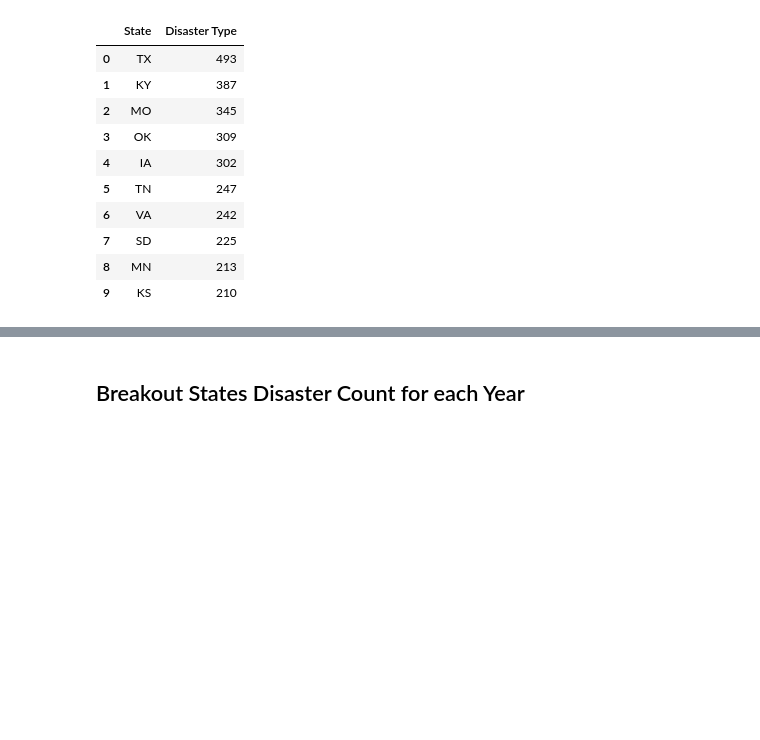
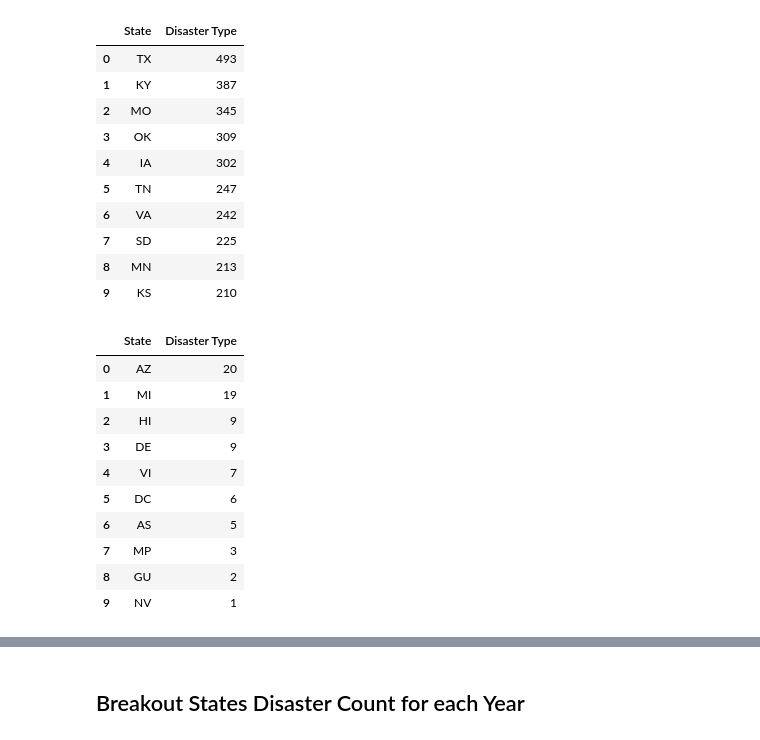
Before and after one commit to lrana-227/Housing_Project, a Jupyter notebook: summya editing folder/Disaster_visualizations.ipynb, the cells around one changed output, grey strips where cells are left out. Cells and saved outputs as stored; diff of their text form; code cells hidden in the pictures; blank space fills up the shorter version.

```diff
--- a/summya editing folder/Disaster_visualizations.ipynb
+++ b/summya editing folder/Disaster_visualizations.ipynb
@@ -49,4 +53,23 @@ top_ten
 | 7 | SD | 225 |
 | 8 | MN | 213 |
 | 9 | KS | 210 |
+# %%
+#which states have the least nastural disasters over the period we are analysing ?
+
+bottom_ten = ranked_disasters.tail(10)
+bottom_ten = bottom_ten.reset_index()
+bottom_ten = bottom_ten[["State", "Disaster Type"]]
+bottom_ten
+# %% [output]
+|  | State | Disaster Type |
+| 0 | AZ | 20 |
+| 1 | MI | 19 |
+| 2 | HI | 9 |
+| 3 | DE | 9 |
+| 4 | VI | 7 |
+| 5 | DC | 6 |
+| 6 | AS | 5 |
+| 7 | MP | 3 |
+| 8 | GU | 2 |
+| 9 | NV | 1 |
 # %%
```
Also changed, not shown: parts of 10 cells of this notebook, 1 other file.
